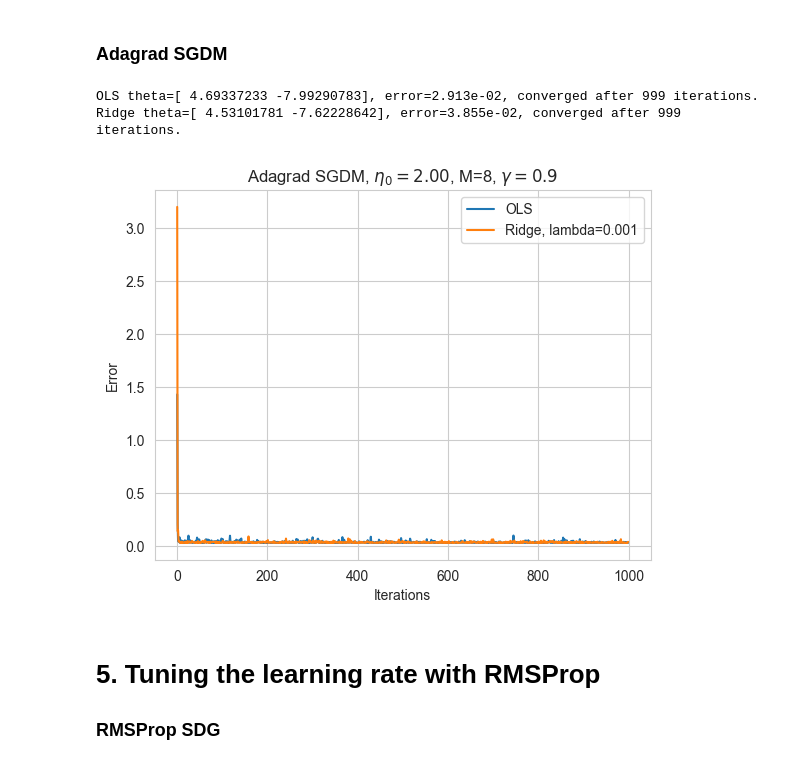
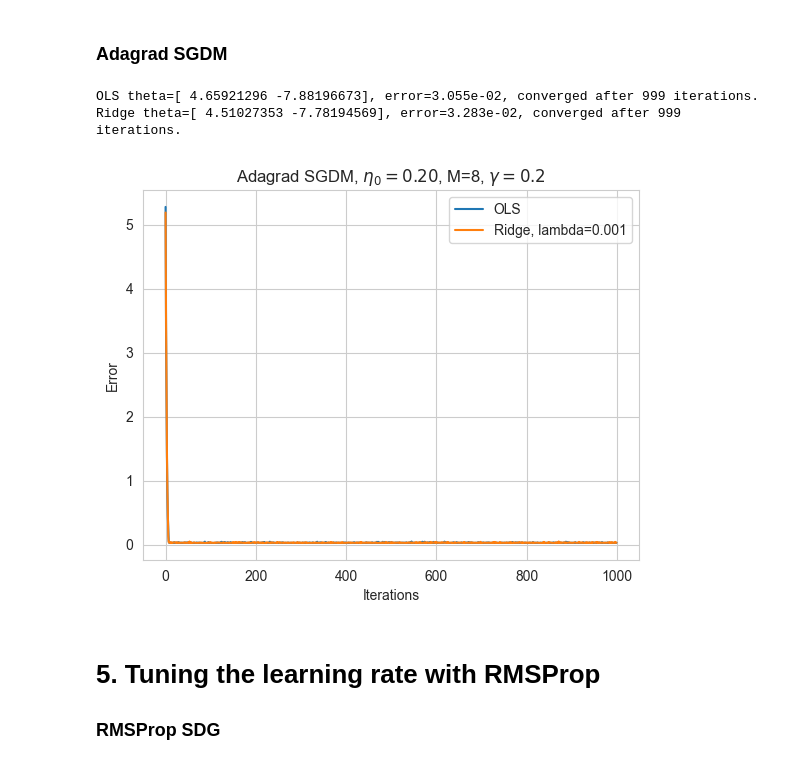
Before and after one commit to LassePladsen/FYS-STK3155-4155, a Jupyter notebook: Weekly exercises/41 & 42/Week 41&42 Lasse Pladsen.ipynb, the cells around one changed output. Cells and saved outputs as stored; diff of their text form; code cells hidden in the pictures.

```diff
--- a/Weekly exercises/41 & 42/Week 41&42 Lasse Pladsen.ipynb
+++ b/Weekly exercises/41 & 42/Week 41&42 Lasse Pladsen.ipynb
@@ -592,7 +592,7 @@ This is of course, again, faster than Adagrad GD without momentum, it converges
 # Parameters
 M = 8  # size of each minibatch
 m = int(N / M)  # number of minibatches
-learn_rate = 2  # starting learning rate
+learn_rate = 0.2  # starting learning rate
 delta = delta  # small value for numerical stability
 
 # store the theta errors for each iter
@@ -605,9 +605,9 @@ theta_asgd_ridge = theta_guess.copy()
 
 # OLS loop
 theta_asgd_ols_prev = np.zeros(theta_asgd_ols.shape)
-r = 0
 for epoch_ols in epoch_iters:
     theta_asgd_ols_prev = theta_asgd_ols.copy()
+    r = 0
 
     # Iterate through all minibatches for each epoch iteration
     for i in range(m):
@@ -631,9 +631,9 @@ for epoch_ols in epoch_iters:
 
 # Ridge loop
 theta_asgd_ridge_prev = np.zeros(theta_asgd_ridge.shape)
-r = 0
 for epoch_ridge in epoch_iters:
     theta_asgd_ridge_prev = theta_asgd_ridge.copy()
+    r = 0
 
     # Iterate through all minibatches for each epoch iteration
     for i in range(m):
@@ -679,8 +679,8 @@ Still no convergence in my SDG code, but we see the error drops extremely fast u
 # Parameters
 M = 8  # size of each minibatch
 m = int(N / M)  # number of minibatches
-learn_rate = 2  # starting learning rate
-momentum_rate = 0.9  # momentum rate gamma
+learn_rate = 0.2  # starting learning rate
+momentum_rate = 0.2  # momentum rate gamma
 delta = delta  # small value for numerical stability
 
 # store the theta errors for each iter
@@ -693,10 +693,10 @@ theta_asgd_ridge = theta_guess.copy()
 
 # OLS loop
 theta_asgd_ols_prev = np.zeros(theta_asgd_ols.shape)
-r = 0
 change = 0
 for epoch_ols in epoch_iters:
     theta_asgd_ols_prev = theta_asgd_ols.copy()
+    r = 0
 
     # Iterate through all minibatches for each epoch iteration
     for i in range(m):
@@ -722,10 +722,10 @@ for epoch_ols in epoch_iters:
 
 # Ridge loop
 theta_asgd_ridge_prev = np.zeros(theta_asgd_ridge.shape)
-r = 0
 change = 0
 for epoch_ridge in epoch_iters:
     theta_asgd_ridge_prev = theta_asgd_ridge.copy()
+    r = 0
 
     # Iterate through all minibatches for each epoch iteration
     for i in range(m):
@@ -735,36 +735,36 @@ for epoch_ridge in epoch_iters:
         yi = y[random_index:random_index + M]
 
         gradient = grad_ridge(Xi, yi, lmbda, theta_asgd_ridge)
         r += gradient * gradient
         new_change = learn_rate / (delta + np.sqrt(r)) * gradient + momentum_rate * change  # scale learning rate with r
 
         # Update values
         theta_asgd_ridge -= new_change
         change = new_change.copy()
 
     # Store MSE as error
     errors_asgd_ridge.append(ols_cost(X, y, theta_asgd_ridge))
 
     # Convergence test
     if all(abs(theta_asgd_ridge - theta_asgd_ridge_prev) <= theta_tol):
         break
 
 plt.plot(errors_asgd_ols, label="OLS")
 plt.plot(errors_asgd_ridge, label=f"Ridge, lambda={lmbda}")
 plt.xlabel("Iterations")
 plt.ylabel("Error")
 plt.title(f"Adagrad SGDM, $\eta_0={learn_rate:.2f}$, {M=}, $\gamma={momentum_rate}$")
 plt.grid(True)
 plt.legend()
 
 # Print theta values and convergence times
 print(f"OLS theta={theta_asgd_ols.ravel()}, error={errors_asgd_ols[-1]:.3e}, converged after {epoch_ols} iterations.")
 print(
         f"Ridge theta={theta_asgd_ridge.ravel()}, error={errors_asgd_ridge[-1]:.3e}, converged after {epoch_ridge} iterations.")
 # %% [output]
-OLS theta=[ 4.69337233 -7.99290783], error=2.913e-02, converged after 999 iterations.
-Ridge theta=[ 4.53101781 -7.62228642], error=3.855e-02, converged after 999 iterations.
+OLS theta=[ 4.65921296 -7.88196673], error=3.055e-02, converged after 999 iterations.
+Ridge theta=[ 4.51027353 -7.78194569], error=3.283e-02, converged after 999 iterations.
-[figure, old version]
+[figure, new version]
 # %% [markdown]
 # 5. Tuning the learning rate with RMSProp
 ### RMSProp SDG
```
Also changed, not shown: parts of 8 cells of this notebook.
